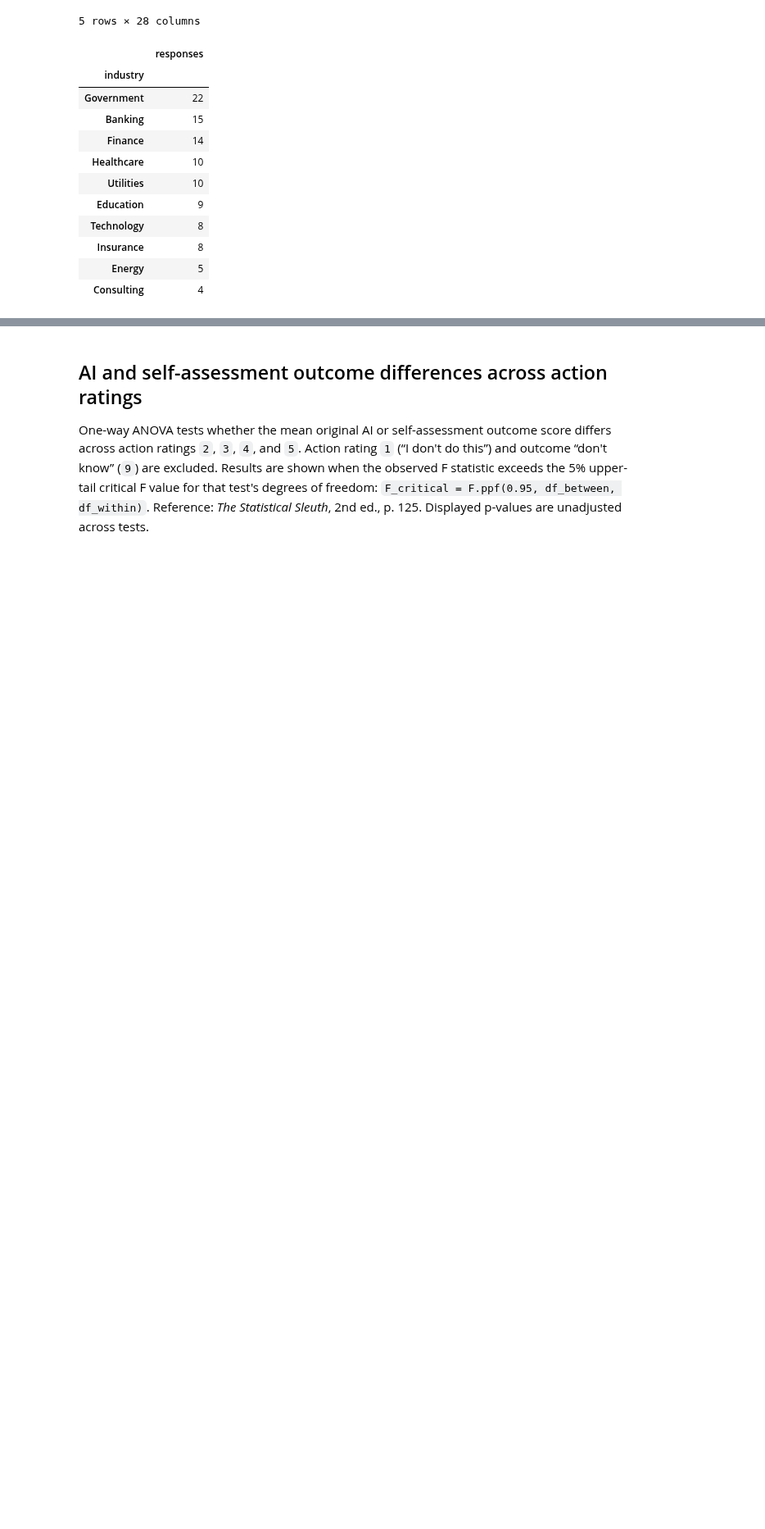
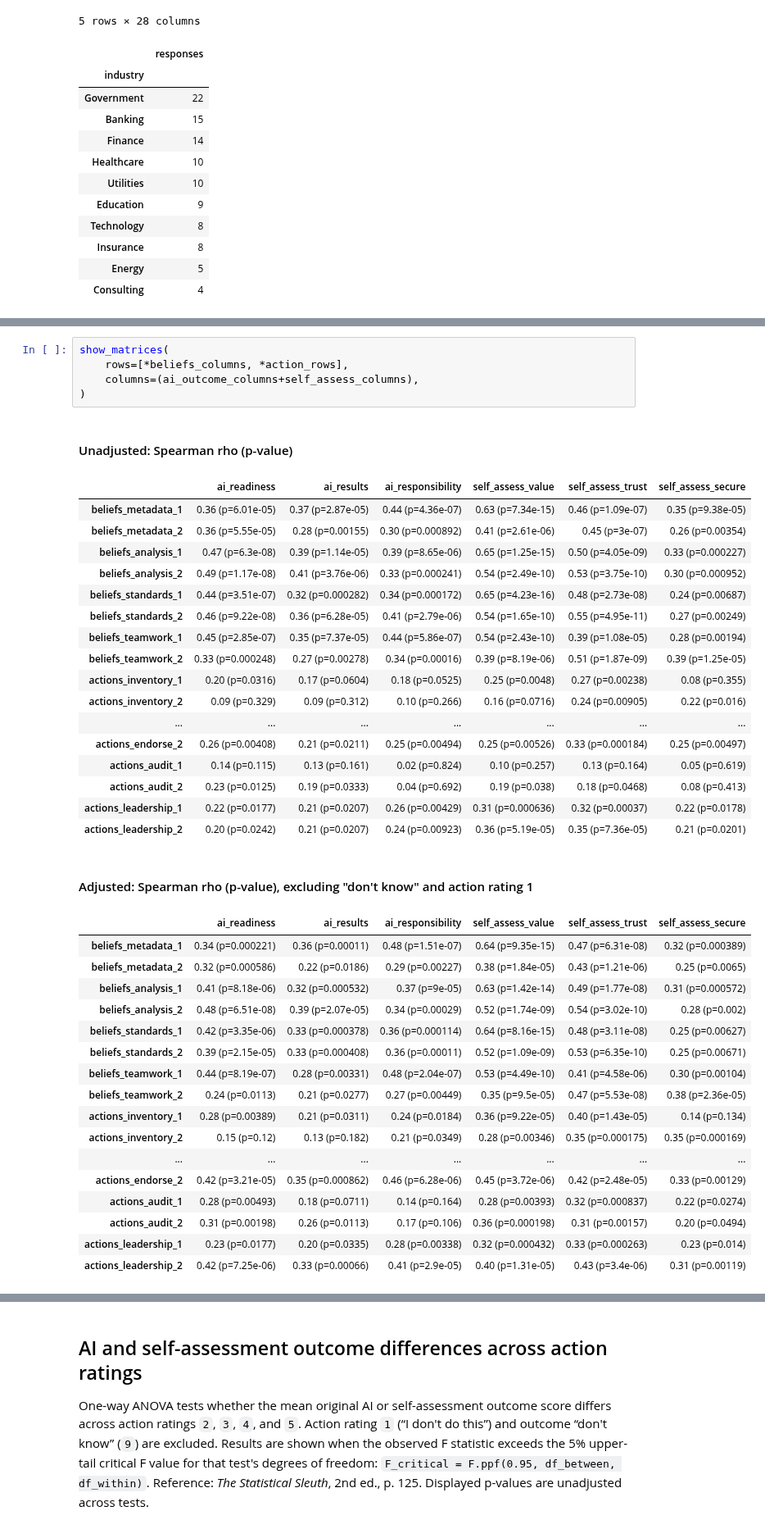
Before and after one commit to Aristotle-Metadata-Enterprises/mast-toolkit-notebooks, a Jupyter notebook: notebooks/dataversity.ipynb, the cells around one changed output, grey strips where cells are left out. Shown at 82% size. Cells and saved outputs as stored; diff of their text form; blank space fills up the shorter version.

```diff
--- a/notebooks/dataversity.ipynb
+++ b/notebooks/dataversity.ipynb
@@ -161,0 +260,42 @@ display(completed["industry"].value_counts(dropna=False).head(10).to_frame("resp
+# %%
+show_matrices(
+    rows=[*beliefs_columns, *action_rows],
+    columns=(ai_outcome_columns+self_assess_columns),
+)
+# %% [output]
+#### Unadjusted: Spearman rho (p-value)
+|  | ai_readiness | ai_results | ai_responsibility | self_assess_value | self_assess_trust | self_assess_secure |
+| beliefs_metadata_1 | 0.36 (p=6.01e-05) | 0.37 (p=2.87e-05) | 0.44 (p=4.36e-07) | 0.63 (p=7.34e-15) | 0.46 (p=1.09e-07) | 0.35 (p=9.38e-05) |
+| beliefs_metadata_2 | 0.36 (p=5.55e-05) | 0.28 (p=0.00155) | 0.30 (p=0.000892) | 0.41 (p=2.61e-06) | 0.45 (p=3e-07) | 0.26 (p=0.00354) |
+| beliefs_analysis_1 | 0.47 (p=6.3e-08) | 0.39 (p=1.14e-05) | 0.39 (p=8.65e-06) | 0.65 (p=1.25e-15) | 0.50 (p=4.05e-09) | 0.33 (p=0.000227) |
+| beliefs_analysis_2 | 0.49 (p=1.17e-08) | 0.41 (p=3.76e-06) | 0.33 (p=0.000241) | 0.54 (p=2.49e-10) | 0.53 (p=3.75e-10) | 0.30 (p=0.000952) |
+| beliefs_standards_1 | 0.44 (p=3.51e-07) | 0.32 (p=0.000282) | 0.34 (p=0.000172) | 0.65 (p=4.23e-16) | 0.48 (p=2.73e-08) | 0.24 (p=0.00687) |
+| beliefs_standards_2 | 0.46 (p=9.22e-08) | 0.36 (p=6.28e-05) | 0.41 (p=2.79e-06) | 0.54 (p=1.65e-10) | 0.55 (p=4.95e-11) | 0.27 (p=0.00249) |
+| beliefs_teamwork_1 | 0.45 (p=2.85e-07) | 0.35 (p=7.37e-05) | 0.44 (p=5.86e-07) | 0.54 (p=2.43e-10) | 0.39 (p=1.08e-05) | 0.28 (p=0.00194) |
+| beliefs_teamwork_2 | 0.33 (p=0.000248) | 0.27 (p=0.00278) | 0.34 (p=0.00016) | 0.39 (p=8.19e-06) | 0.51 (p=1.87e-09) | 0.39 (p=1.25e-05) |
+| actions_inventory_1 | 0.20 (p=0.0316) | 0.17 (p=0.0604) | 0.18 (p=0.0525) | 0.25 (p=0.0048) | 0.27 (p=0.00238) | 0.08 (p=0.355) |
+| actions_inventory_2 | 0.09 (p=0.329) | 0.09 (p=0.312) | 0.10 (p=0.266) | 0.16 (p=0.0716) | 0.24 (p=0.00905) | 0.22 (p=0.016) |
+| ... | ... | ... | ... | ... | ... | ... |
+| actions_endorse_2 | 0.26 (p=0.00408) | 0.21 (p=0.0211) | 0.25 (p=0.00494) | 0.25 (p=0.00526) | 0.33 (p=0.000184) | 0.25 (p=0.00497) |
+| actions_audit_1 | 0.14 (p=0.115) | 0.13 (p=0.161) | 0.02 (p=0.824) | 0.10 (p=0.257) | 0.13 (p=0.164) | 0.05 (p=0.619) |
+| actions_audit_2 | 0.23 (p=0.0125) | 0.19 (p=0.0333) | 0.04 (p=0.692) | 0.19 (p=0.038) | 0.18 (p=0.0468) | 0.08 (p=0.413) |
+| actions_leadership_1 | 0.22 (p=0.0177) | 0.21 (p=0.0207) | 0.26 (p=0.00429) | 0.31 (p=0.000636) | 0.32 (p=0.00037) | 0.22 (p=0.0178) |
+| actions_leadership_2 | 0.20 (p=0.0242) | 0.21 (p=0.0207) | 0.24 (p=0.00923) | 0.36 (p=5.19e-05) | 0.35 (p=7.36e-05) | 0.21 (p=0.0201) |
+#### Adjusted: Spearman rho (p-value), excluding "don't know" and action rating 1
+|  | ai_readiness | ai_results | ai_responsibility | self_assess_value | self_assess_trust | self_assess_secure |
+| beliefs_metadata_1 | 0.34 (p=0.000221) | 0.36 (p=0.00011) | 0.48 (p=1.51e-07) | 0.64 (p=9.35e-15) | 0.47 (p=6.31e-08) | 0.32 (p=0.000389) |
+| beliefs_metadata_2 | 0.32 (p=0.000586) | 0.22 (p=0.0186) | 0.29 (p=0.00227) | 0.38 (p=1.84e-05) | 0.43 (p=1.21e-06) | 0.25 (p=0.0065) |
+| beliefs_analysis_1 | 0.41 (p=8.18e-06) | 0.32 (p=0.000532) | 0.37 (p=9e-05) | 0.63 (p=1.42e-14) | 0.49 (p=1.77e-08) | 0.31 (p=0.000572) |
+| beliefs_analysis_2 | 0.48 (p=6.51e-08) | 0.39 (p=2.07e-05) | 0.34 (p=0.00029) | 0.52 (p=1.74e-09) | 0.54 (p=3.02e-10) | 0.28 (p=0.002) |
+| beliefs_standards_1 | 0.42 (p=3.35e-06) | 0.33 (p=0.000378) | 0.36 (p=0.000114) | 0.64 (p=8.16e-15) | 0.48 (p=3.11e-08) | 0.25 (p=0.00627) |
+| beliefs_standards_2 | 0.39 (p=2.15e-05) | 0.33 (p=0.000408) | 0.36 (p=0.00011) | 0.52 (p=1.09e-09) | 0.53 (p=6.35e-10) | 0.25 (p=0.00671) |
+| beliefs_teamwork_1 | 0.44 (p=8.19e-07) | 0.28 (p=0.00331) | 0.48 (p=2.04e-07) | 0.53 (p=4.49e-10) | 0.41 (p=4.58e-06) | 0.30 (p=0.00104) |
+| beliefs_teamwork_2 | 0.24 (p=0.0113) | 0.21 (p=0.0277) | 0.27 (p=0.00449) | 0.35 (p=9.5e-05) | 0.47 (p=5.53e-08) | 0.38 (p=2.36e-05) |
+| actions_inventory_1 | 0.28 (p=0.00389) | 0.21 (p=0.0311) | 0.24 (p=0.0184) | 0.36 (p=9.22e-05) | 0.40 (p=1.43e-05) | 0.14 (p=0.134) |
+| actions_inventory_2 | 0.15 (p=0.12) | 0.13 (p=0.182) | 0.21 (p=0.0349) | 0.28 (p=0.00346) | 0.35 (p=0.000175) | 0.35 (p=0.000169) |
+| ... | ... | ... | ... | ... | ... | ... |
+| actions_endorse_2 | 0.42 (p=3.21e-05) | 0.35 (p=0.000862) | 0.46 (p=6.28e-06) | 0.45 (p=3.72e-06) | 0.42 (p=2.48e-05) | 0.33 (p=0.00129) |
+| actions_audit_1 | 0.28 (p=0.00493) | 0.18 (p=0.0711) | 0.14 (p=0.164) | 0.28 (p=0.00393) | 0.32 (p=0.000837) | 0.22 (p=0.0274) |
+| actions_audit_2 | 0.31 (p=0.00198) | 0.26 (p=0.0113) | 0.17 (p=0.106) | 0.36 (p=0.000198) | 0.31 (p=0.00157) | 0.20 (p=0.0494) |
+| actions_leadership_1 | 0.23 (p=0.0177) | 0.20 (p=0.0335) | 0.28 (p=0.00338) | 0.32 (p=0.000432) | 0.33 (p=0.000263) | 0.23 (p=0.014) |
+| actions_leadership_2 | 0.42 (p=7.25e-06) | 0.33 (p=0.00066) | 0.41 (p=2.9e-05) | 0.40 (p=1.31e-05) | 0.43 (p=3.4e-06) | 0.31 (p=0.00119) |
```
Also changed, not shown: parts of 13 cells of this notebook.
